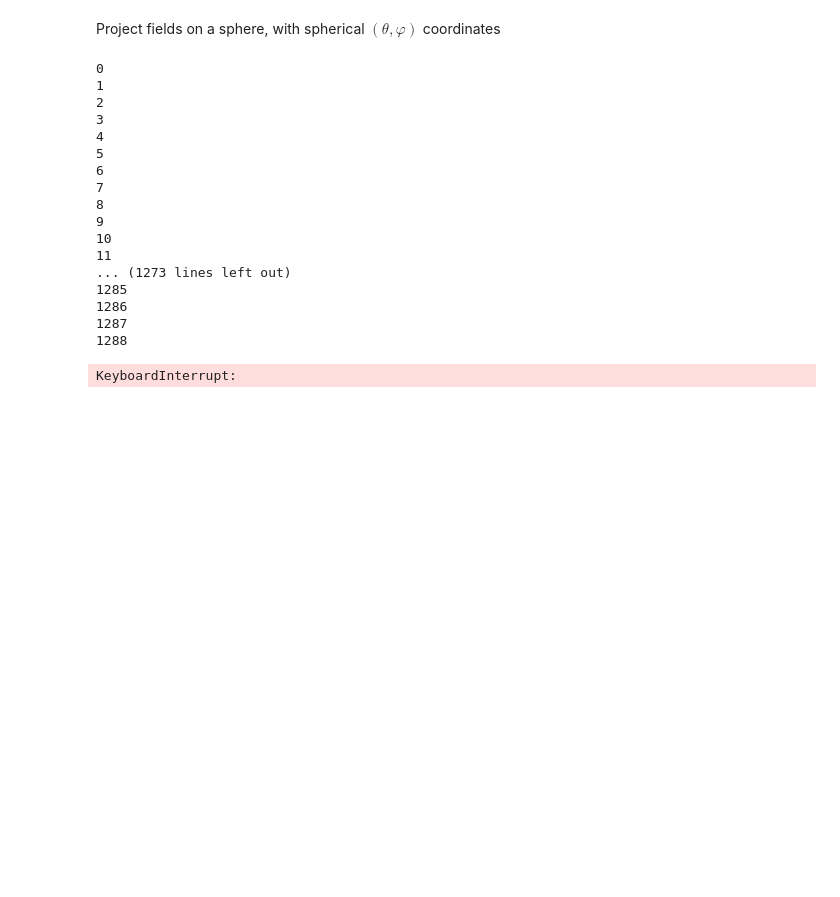
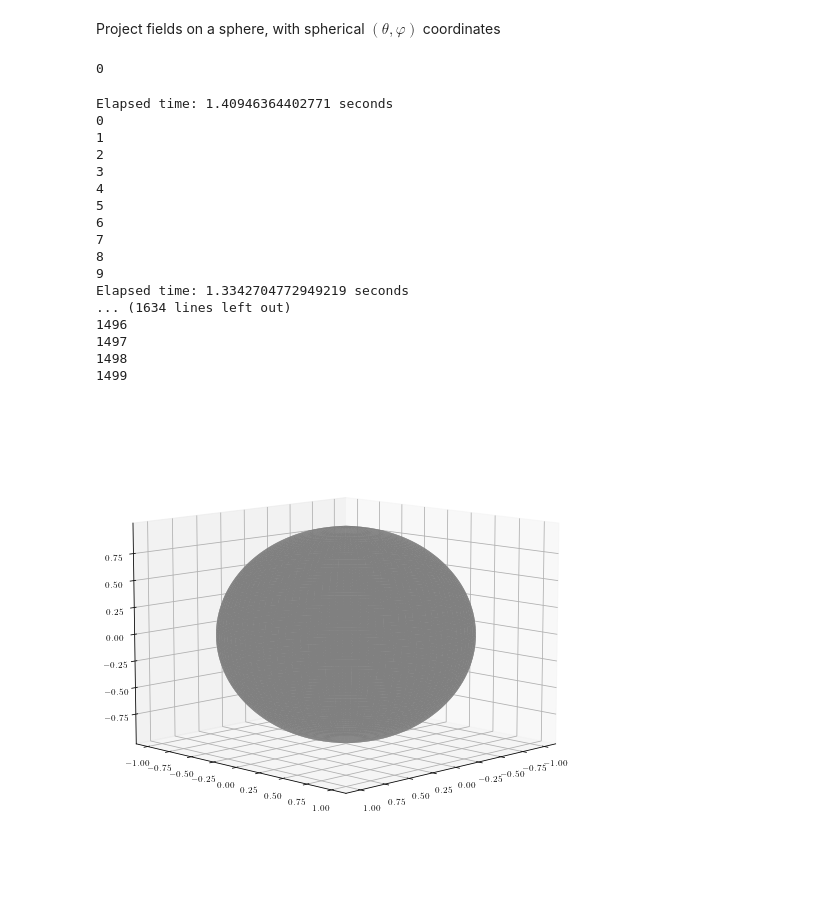
Before and after one commit to bcrinquand/Maxwell_cubed_sphere, a Jupyter notebook: cubed_two_patches.ipynb, the cells around one changed output. Cells and saved outputs as stored; diff of their text form; code cells hidden in the pictures; blank space fills up the shorter version.

Commit message:
Optimized cubed_two_patches. Fixed problem in push routine in singleand double patch solvers.

```diff
--- a/cubed_two_patches.ipynb
+++ b/cubed_two_patches.ipynb
@@ -862,64 +943,95 @@ idump = 0
+# %%
+# Initialize simulation
+initialize_sim()
+iter = 0
+idump = 0
+
+del(Er0_a)
+del(E1u0_a)
+del(E2u0_a)
+del(Br0_a)
+del(B1u0_a)
+del(B2u0_a)
+del(Er0_b)
+del(E1u0_b)
+del(E2u0_b)
+del(Br0_b)
+del(B1u0_b)
+del(B2u0_b)
+
+gc.collect()
+# %% [output]
+0
 # %%
 Nt = 1500 # Number of iterations
 FDUMP = 10 # Dump frequency
 
+scale, aspect = 2.0, 0.7
+vm = 0.2 * amp
+ratio = 1.0
+# Define figure
+fig_size=deffigsize(scale, aspect)
+fig, ax = P.subplots(subplot_kw={"projection": "3d"}, figsize = fig_size, facecolor = 'w')
+ax.view_init(elev=10, azim=45)
+ax.plot_surface(x_s, y_s, z_s, rstride=1, cstride=1, shade=False, color = 'grey')
+
 # Run the simulation
 for it in range(Nt):
     if ((it % FDUMP) == 0):
-        # plot_fields_plane(idump,"Er")
-        # plot_fields_plane(idump,"B1u")
-        # plot_fields_plane(idump,"B2u")
-        plot_fields_sphere(fig, idump,"Er")
+        start_time = time.time()
+        plot_fields_sphere(idump, "Er", fig, ax, 2)
+        print("Elapsed time: %s seconds" % (time.time() - start_time))
         idump += 1
 
     print(it)
     iter += 1
 
     contra_to_cov_B_a()
-    contra_to_cov_E_a()
     contra_to_cov_B_b()
-    contra_to_cov_E_b()
-    contra_to_cov_E_edge_a()
     contra_to_cov_B_edge_a()
-    contra_to_cov_E_edge_b()
     contra_to_cov_B_edge_b()
 
     push_B_a()
     push_B_edge_a()
     BC_B_metal_a()
     BC_B_absorb_a()
 
+    push_B_b()
+    BC_B_metal_b()
+    BC_B_absorb_b()
+
+    contra_to_cov_E_a()
+    contra_to_cov_E_b()
+    contra_to_cov_E_edge_a()
+    contra_to_cov_E_edge_b()
+
     push_E_a(it)
     BC_E_metal_a()
     BC_E_absorb_a()
-
-    push_B_b()
-    BC_B_metal_b()
-    BC_B_absorb_b()
 
     push_E_b(it)
     push_E_edge_b()
     BC_E_metal_b()
     BC_E_absorb_b()
 # %% [output]
+Elapsed time: 1.40946364402771 seconds
 0
 1
 2
 3
 4
 5
 6
 7
 8
 9
-10
-11
-... (1273 lines left out)
-1285
-1286
-1287
-1288
+Elapsed time: 1.3342704772949219 seconds
+... (1634 lines left out)
+1496
+1497
+1498
+1499
-KeyboardInterrupt:
+[figure, added]
 # %%
 a = N.arange(20).reshape(4,5)
 c = N.roll(N.roll(a, 1, axis = 0), 1, axis = 1)
```
Also changed, not shown: parts of 15 cells of this notebook, 1 other file.
